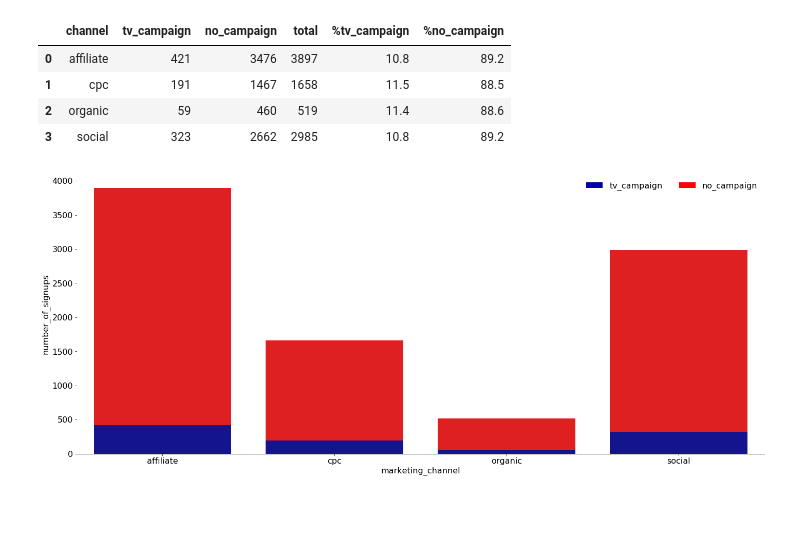
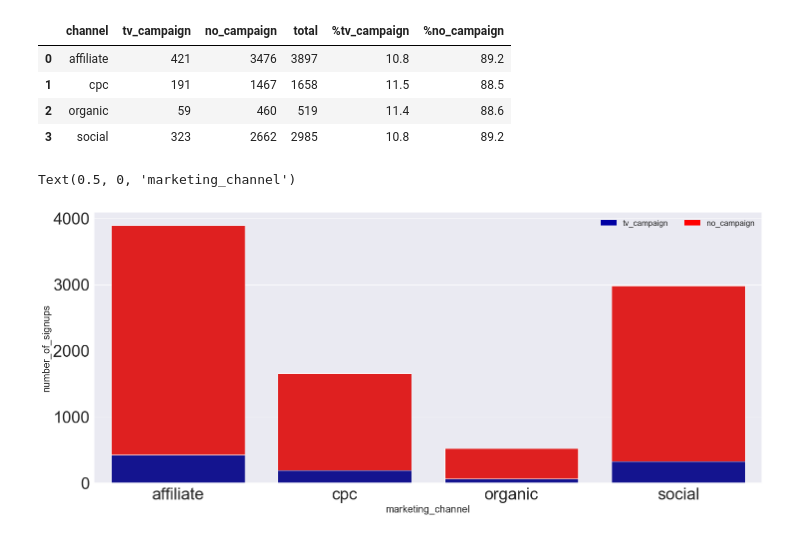
Before and after one commit to xinnyp/marketing_analysis, a Jupyter notebook: campaign_analysis.ipynb, the cells around one changed output. Cells and saved outputs as stored; diff of their text form; code cells hidden in the pictures; blank space fills up the shorter version.

Commit message:
refined graphs

```diff
--- a/campaign_analysis.ipynb
+++ b/campaign_analysis.ipynb
@@ -14,7 +14,7 @@ user_signup_df = pd.read_csv('user_signup_data.csv', parse_dates=['signup_date']
 #merge the two datasets on signup date
 merged = pd.merge(user_signup_df, tv_campaigns_df, left_on='signup_date',
                   right_on='date', how='left')
-merged['campaign'] = merged['campaign'].fillna('no campaign')
+merged['campaign'] = merged['campaign'].fillna(0).replace('tv campaign', 1)
 merged = merged.drop('date', axis=1)
 merged = merged.sort_values(by='signup_date')
 merged.head()
@@ -44,6 +51,6 @@ Assumptions:
 # %%
-tv_campaign_df = merged.loc[merged['campaign'] == 'tv campaign']
-no_campaign_df = merged.loc[merged['campaign'] == 'no campaign']
+tv_campaign_df = merged.loc[merged['campaign'] == 1]
+no_campaign_df = merged.loc[merged['campaign'] == 0]
 
 # count user signups in each channel on active and inactive spending dates
 tv_campaign_df = pd.melt(tv_campaign_df[['cpc','organic','affiliate','social']], var_name='channel', value_name="tv_campaign").groupby(['channel']).sum().reset_index()
@@ -63,26 +70,23 @@ all_df
 | 3 | social | 323 | 2662 | 2985 | 10.8 | 89.2 |
 # %%
 sns.set_context({"figure.figsize": (24, 10)})
+sns.set(font_scale=3)
 
 #Plot 1 - background - "total" series - this will be background and show the no_campaign part of total
 sns.barplot(x = all_df['channel'], y = all_df['total'], color = "red")
 
 #Plot 2 - overlay - "tv_campaign" series
 bottom_plot = sns.barplot(x = all_df['channel'], y = all_df['tv_campaign'], color = "#0000A3")
 
 
 topbar = plt.Rectangle((0,0),1,1,fc="red", edgecolor = 'none')
 bottombar = plt.Rectangle((0,0),1,1,fc='#0000A3',  edgecolor = 'none')
 l = plt.legend([bottombar, topbar], ['tv_campaign', 'no_campaign'], loc=1, ncol = 2, prop={'size':16})
 l.draw_frame(False)
 
 sns.despine(left=True)
-bottom_plot.set_ylabel("number_of_signups")
-bottom_plot.set_xlabel("marketing_channel")
-
-#Set fonts to consistent 16pt size
-for item in ([bottom_plot.xaxis.label, bottom_plot.yaxis.label] +
-             bottom_plot.get_xticklabels() + bottom_plot.get_yticklabels()):
-    item.set_fontsize(16)
+bottom_plot.set_ylabel("number_of_signups", fontsize = 20)
+bottom_plot.set_xlabel("marketing_channel", fontsize = 20)
 # %% [output]
+Text(0.5, 0, 'marketing_channel')
-[figure, old version]
+[figure, new version]
```
Also changed, not shown: parts of 11 cells of this notebook, 1 other file.
